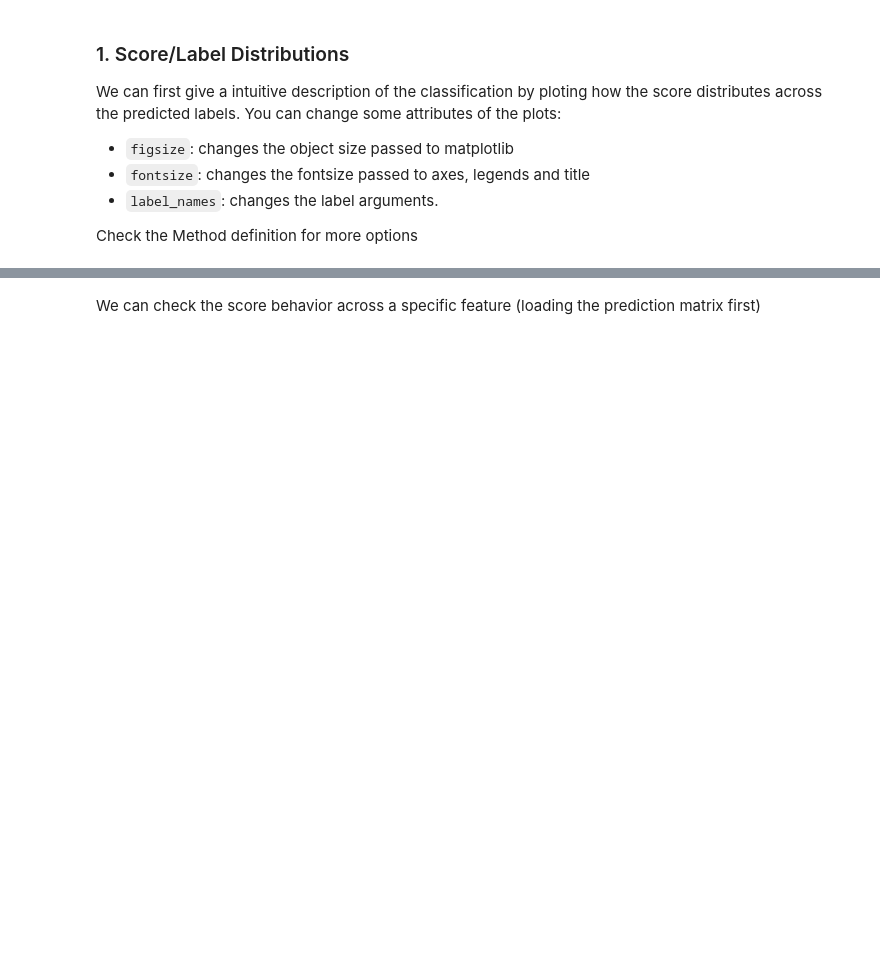
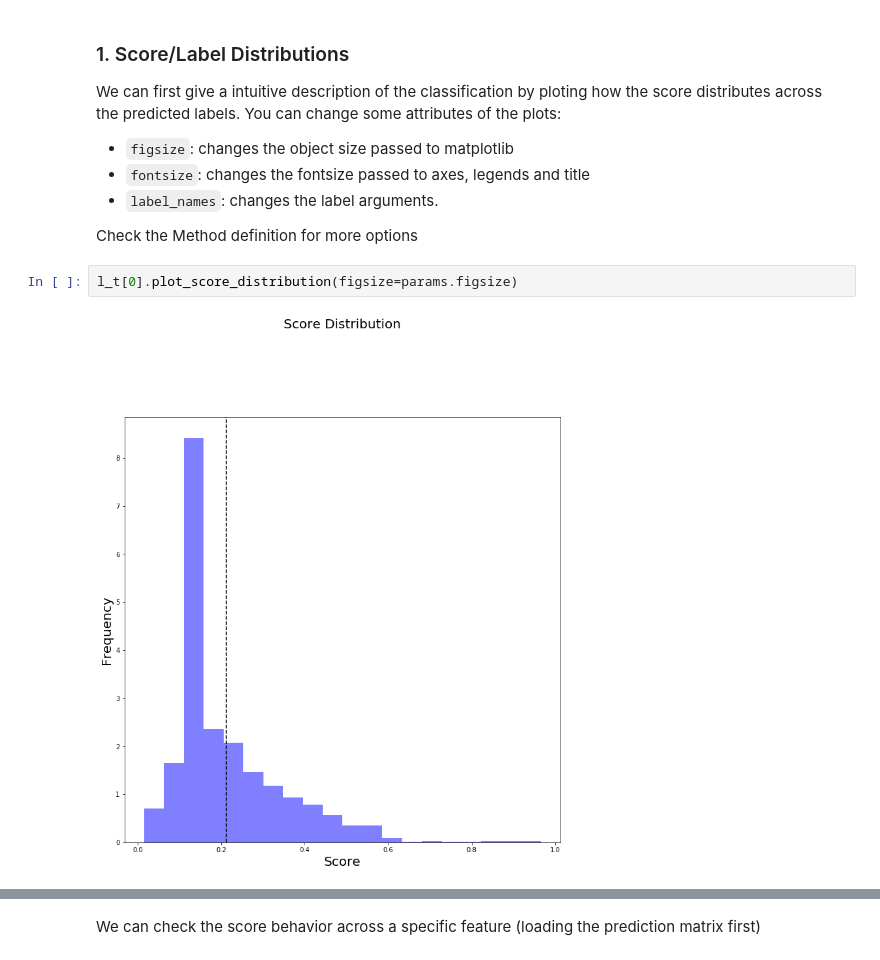
Before and after one commit to dssg/triage, a Jupyter notebook: src/triage/component/postmodeling/contrast/postmodeling_tutorial.ipynb, the cells around one changed output, grey strips where cells are left out. Cells and saved outputs as stored; diff of their text form; blank space fills up the shorter version.

```diff
--- a/src/triage/component/postmodeling/contrast/postmodeling_tutorial.ipynb
+++ b/src/triage/component/postmodeling/contrast/postmodeling_tutorial.ipynb
@@ -111,4 +115,8 @@ We can first give a intuitive description of the classification by ploting how t
  - `label_names`: changes the label arguments.
 
 Check the Method definition for more options
+# %%
+l_t[0].plot_score_distribution(figsize=params.figsize)
+# %% [output]
+[figure, added]
 # %%
```
Also changed, not shown: parts of 17 cells of this notebook, 3 other files.
